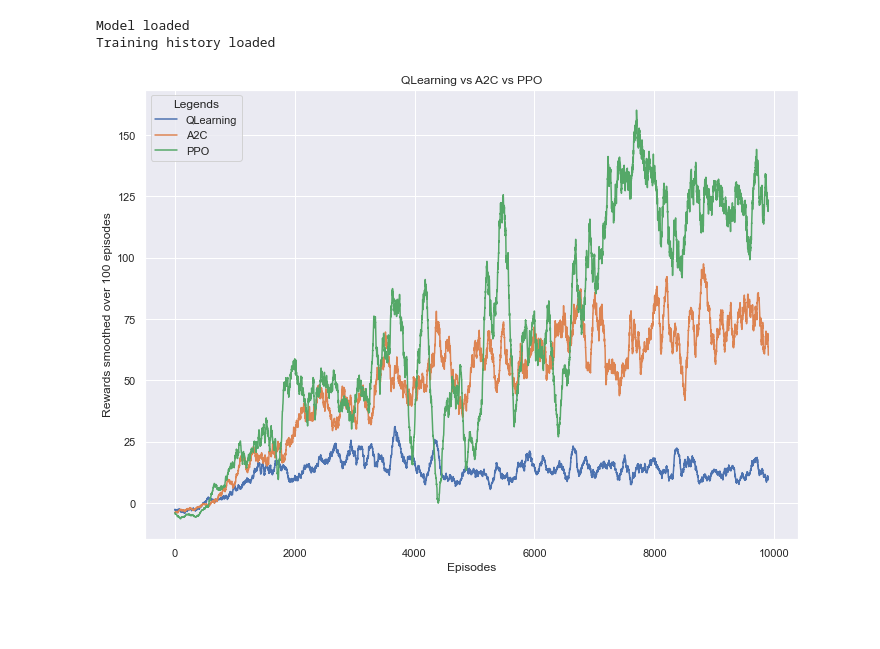
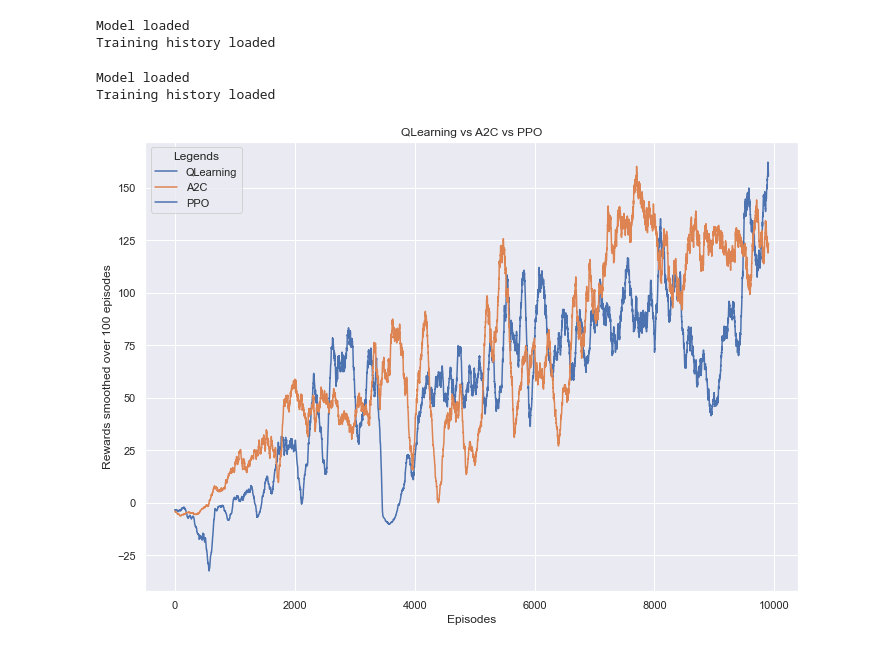
Before and after one commit to teodorus-nathaniel/rl-wave, a Jupyter notebook: comparison.ipynb, the cells around one changed output. Drawn from its saved outputs; the diff is of its cells as text; code cells hidden in the pictures; blank space fills up the shorter version.

```diff
--- a/comparison.ipynb
+++ b/comparison.ipynb
@@ -8,9 +8,12 @@ import ppo_model
 import plot
 import matplotlib.pyplot as plt
 # %%
+sns.set(rc={'figure.figsize':(11.7,8.27)})
+
 qlearning = qlearning_target_model.QLearning(127, 2, 1024)
 a2c = a2c_model.A2C(127, 2, 1024)
 ppo = ppo_model.PPO(127, 2, 1024)
+ppo2 = ppo_model.PPO(127, 2, 1024)
 # %%
 save_path = './results/collectible/BEST-QLEARNING'
 qlearning.set_model_save_path(save_path)
@@ -26,14 +29,22 @@ a2c.load_model()
 Training history loaded
 Model loaded
 # %%
-save_path = './results/collectible/BEST_PPO'
+save_path = './results/collectible/PPO_10_EPOCHS_256_MINIBATCH'
 ppo.set_model_save_path(save_path)
 ppo.load_model()
 # %% [output]
 Model loaded
 Training history loaded
+# %%
+save_path = './results/collectible/BEST_PPO'
+ppo2.set_model_save_path(save_path)
+ppo2.load_model()
+# %% [output]
+Model loaded
+Training history loaded
 # %%
 SMOOTH_COUNT = 100
 qlearning_smoothed_rewards = plot.smooth_values(qlearning.train_rewards, SMOOTH_COUNT)
 a2c_smoothed_rewards = plot.smooth_values(a2c.train_rewards, SMOOTH_COUNT)
 ppo_smoothed_rewards = plot.smooth_values(ppo.train_rewards, SMOOTH_COUNT)
+ppo2_smoothed_rewards = plot.smooth_values(ppo2.train_rewards, SMOOTH_COUNT)
@@ -42,11 +51,12 @@ sns.set(rc={'figure.figsize':(11.7,8.27)})
 # %%
-ax = sns.lineplot(data=[qlearning_smoothed_rewards, a2c_smoothed_rewards, ppo_smoothed_rewards])
+ax = sns.lineplot(data=[ppo_smoothed_rewards, ppo2_smoothed_rewards])
 ax.lines[1].set_linestyle('-')
 ax.lines[2].set_linestyle('-')
+ax.lines[3].set_linestyle('-')
 ax.set_xlabel('Episodes')
 ax.set_ylabel('Rewards smoothed over 100 episodes')
 plt.title('QLearning vs A2C vs PPO')
 plt.legend(labels=["QLearning", "A2C", 'PPO'], title = "Legends")
 plt.show()
 # %% [output]
-[figure, old version]
+[figure, new version]
```
Also changed, not shown: parts of 1 cell of this notebook, 6 other files.
